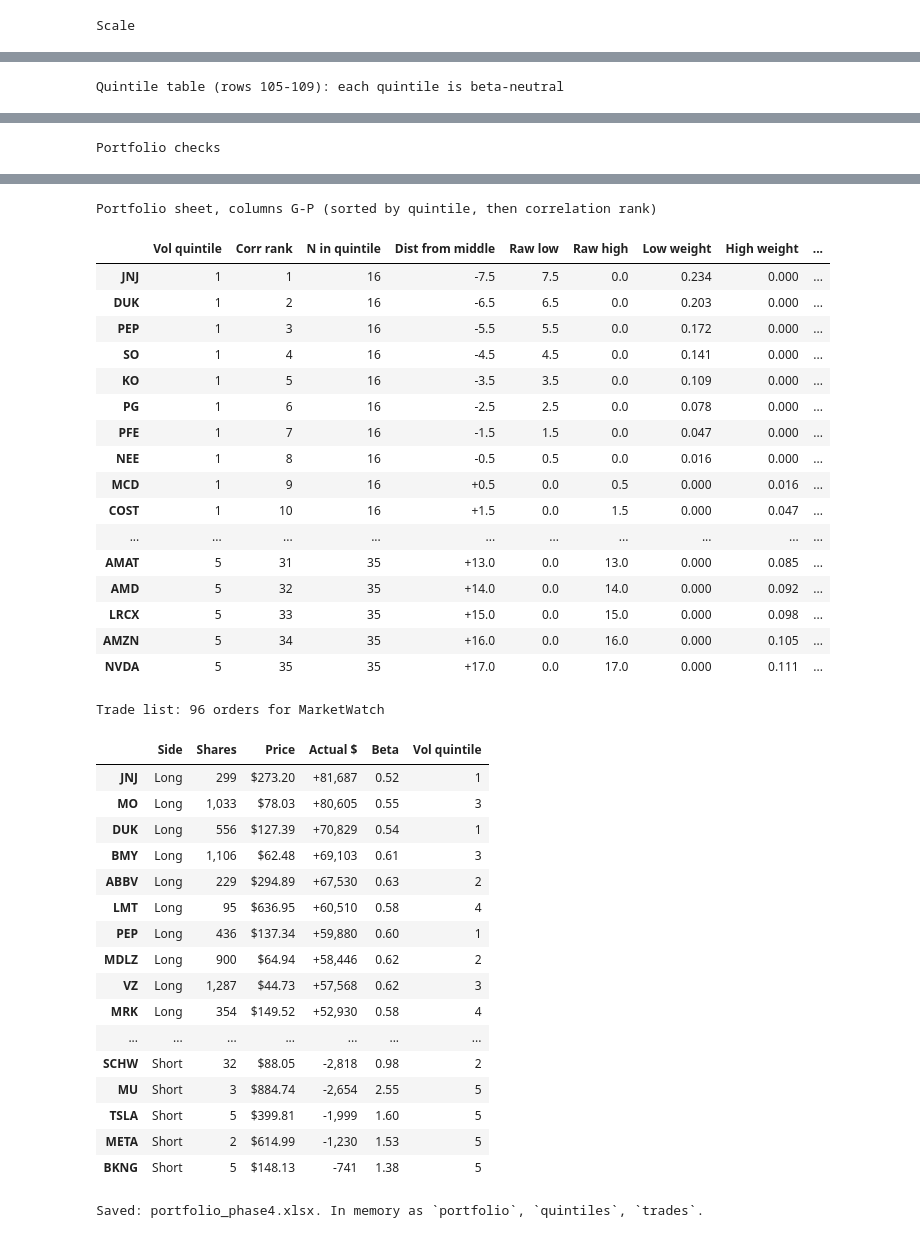
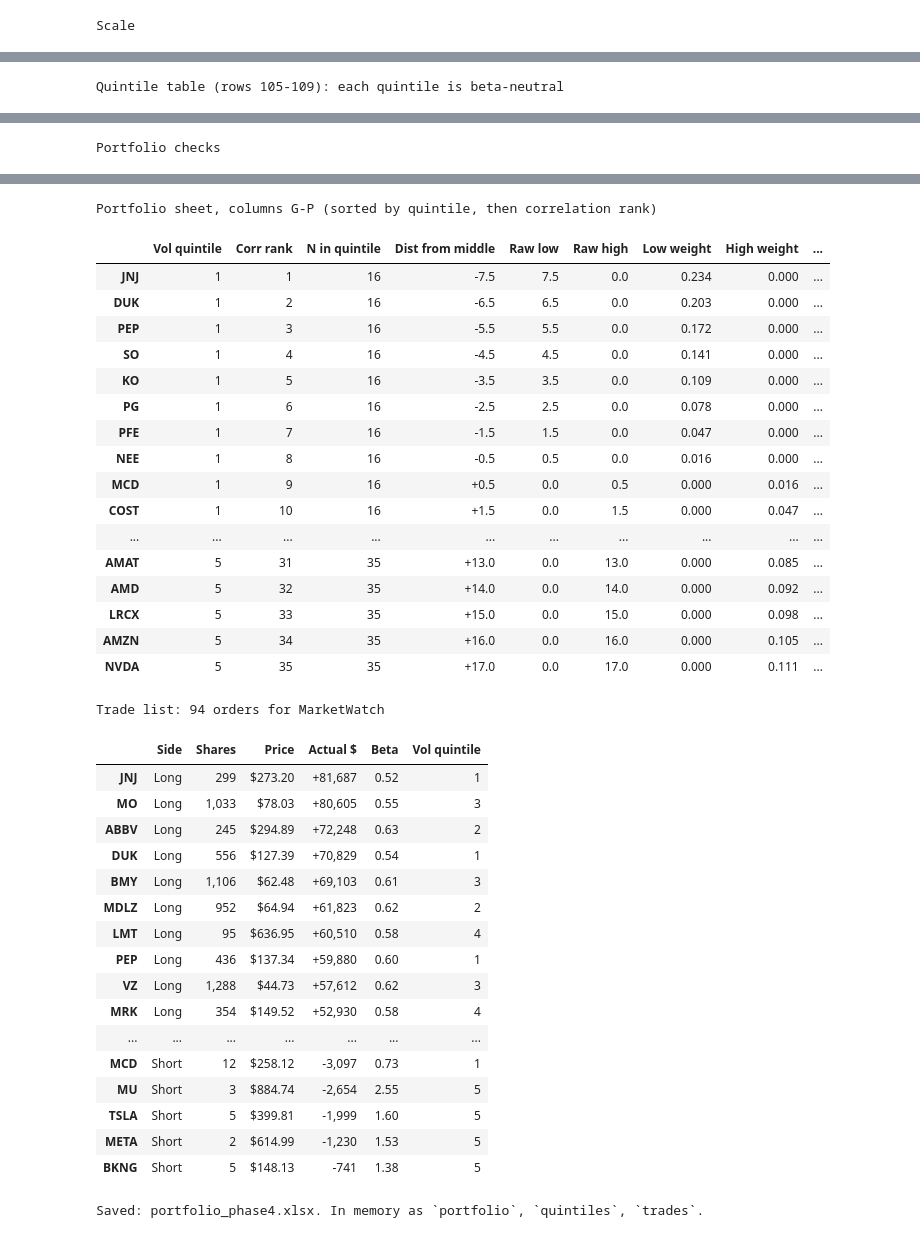
Before and after one commit to rhiannonpirie/EC4430-Project, a Jupyter notebook: EC4430_code.ipynb, the cells around one changed output, grey strips where cells are left out. Cells and saved outputs as stored; diff of their text form; code cells hidden in the pictures.

```diff
--- a/EC4430_code.ipynb
+++ b/EC4430_code.ipynb
@@ -115,13 +115,9 @@ USE_WIKIPEDIA = False
 # S&P 100 members after the 2026 index changes:
 #   23 Mar 2026  out: AIG, MET, PYPL, TGT        in: AMAT, GEV, LRCX, MU
 #   29-30 Jun 2026  out: HON (replaced by HONA, which was removed in Sept)
-#   21 Sep 2026  out: CL, NKE, SPG               in: ANET, DELL, PANW, SNDK
-# Ticker change: BNY Mellon BK -> BNY on 21 May 2026 (Yahoo now files the
-# whole price history under BNY, so 'BK' returns nothing).
-# GEV (listed Apr 2024) and SNDK (listed Feb 2025) don't have data back to
-# Oct 2021, so they will show up in the coverage report with missing data.
+
 SP100_TICKERS = [
-    "AAPL", "ABBV", "ABT", "ACN", "ADBE", "AMAT", "AMD", "AMGN", "AMT", "AMZN",
+    "AAPL", "ABBV", "ABT", "ACN", "ADBE", "AMAT", "AMD", "AMGN", "AMZN",
     "ANET", "AVGO", "AXP", "BA", "BAC", "BKNG", "BLK", "BMY", "BNY", "BRK-B",
     "C", "CAT", "CMCSA", "COF", "COP", "COST", "CRM", "CSCO", "CVS", "CVX",
     "DE", "DELL", "DHR", "DIS", "DUK", "EMR", "FDX", "GD", "GE",
@@ -736,8 +732,8 @@ try:
     gross_target = GROSS_EXPOSURE          # T2 from Phase 3
 except NameError as exc:
     raise NameError("Run the Phase 3 estimates cell first.") from exc
-# Paper (Sec. 2.1): need >= 750 days of returns for correlation; GEV and SNDK don't have them
-est = est.drop(index=["GEV", "SNDK"], errors="ignore")
+# Paper (Sec. 2.1): need >= 750 days of returns for correlation; GEV and SNDK don't have them, AMT REIT so ignore
+est = est.drop(index=["GEV", "SNDK", "AMT"], errors="ignore")
 # ---- G: volatility quintile on NYSE breakpoints ----
 import time
 import yfinance as yf
@@ -919,35 +915,35 @@ Portfolio checks
 Portfolio sheet, columns G-P (sorted by quintile, then correlation rank)
 |  | Vol quintile | Corr rank | N in quintile | Dist from middle | Raw low | Raw high | Low weight | High weight | ... |
 | JNJ | 1 | 1 | 16 | -7.5 | 7.5 | 0.0 | 0.234 | 0.000 | ... |
 | DUK | 1 | 2 | 16 | -6.5 | 6.5 | 0.0 | 0.203 | 0.000 | ... |
 | PEP | 1 | 3 | 16 | -5.5 | 5.5 | 0.0 | 0.172 | 0.000 | ... |
 | SO | 1 | 4 | 16 | -4.5 | 4.5 | 0.0 | 0.141 | 0.000 | ... |
 | KO | 1 | 5 | 16 | -3.5 | 3.5 | 0.0 | 0.109 | 0.000 | ... |
 | PG | 1 | 6 | 16 | -2.5 | 2.5 | 0.0 | 0.078 | 0.000 | ... |
 | PFE | 1 | 7 | 16 | -1.5 | 1.5 | 0.0 | 0.047 | 0.000 | ... |
 | NEE | 1 | 8 | 16 | -0.5 | 0.5 | 0.0 | 0.016 | 0.000 | ... |
 | MCD | 1 | 9 | 16 | +0.5 | 0.0 | 0.5 | 0.000 | 0.016 | ... |
 | COST | 1 | 10 | 16 | +1.5 | 0.0 | 1.5 | 0.000 | 0.047 | ... |
 | ... | ... | ... | ... | ... | ... | ... | ... | ... | ... |
 | AMAT | 5 | 31 | 35 | +13.0 | 0.0 | 13.0 | 0.000 | 0.085 | ... |
 | AMD | 5 | 32 | 35 | +14.0 | 0.0 | 14.0 | 0.000 | 0.092 | ... |
 | LRCX | 5 | 33 | 35 | +15.0 | 0.0 | 15.0 | 0.000 | 0.098 | ... |
 | AMZN | 5 | 34 | 35 | +16.0 | 0.0 | 16.0 | 0.000 | 0.105 | ... |
 | NVDA | 5 | 35 | 35 | +17.0 | 0.0 | 17.0 | 0.000 | 0.111 | ... |
-Trade list: 96 orders for MarketWatch
+Trade list: 94 orders for MarketWatch
 |  | Side | Shares | Price | Actual $ | Beta | Vol quintile |
 | JNJ | Long | 299 | $273.20 | +81,687 | 0.52 | 1 |
 | MO | Long | 1,033 | $78.03 | +80,605 | 0.55 | 3 |
+| ABBV | Long | 245 | $294.89 | +72,248 | 0.63 | 2 |
 | DUK | Long | 556 | $127.39 | +70,829 | 0.54 | 1 |
 | BMY | Long | 1,106 | $62.48 | +69,103 | 0.61 | 3 |
-| ABBV | Long | 229 | $294.89 | +67,530 | 0.63 | 2 |
+| MDLZ | Long | 952 | $64.94 | +61,823 | 0.62 | 2 |
 | LMT | Long | 95 | $636.95 | +60,510 | 0.58 | 4 |
 | PEP | Long | 436 | $137.34 | +59,880 | 0.60 | 1 |
-| MDLZ | Long | 900 | $64.94 | +58,446 | 0.62 | 2 |
-| VZ | Long | 1,287 | $44.73 | +57,568 | 0.62 | 3 |
+| VZ | Long | 1,288 | $44.73 | +57,612 | 0.62 | 3 |
 | MRK | Long | 354 | $149.52 | +52,930 | 0.58 | 4 |
 | ... | ... | ... | ... | ... | ... | ... |
-| SCHW | Short | 32 | $88.05 | -2,818 | 0.98 | 2 |
+| MCD | Short | 12 | $258.12 | -3,097 | 0.73 | 1 |
 | MU | Short | 3 | $884.74 | -2,654 | 2.55 | 5 |
 | TSLA | Short | 5 | $399.81 | -1,999 | 1.60 | 5 |
 | META | Short | 2 | $614.99 | -1,230 | 1.53 | 5 |
```
Also changed, not shown: parts of 4 cells of this notebook.
